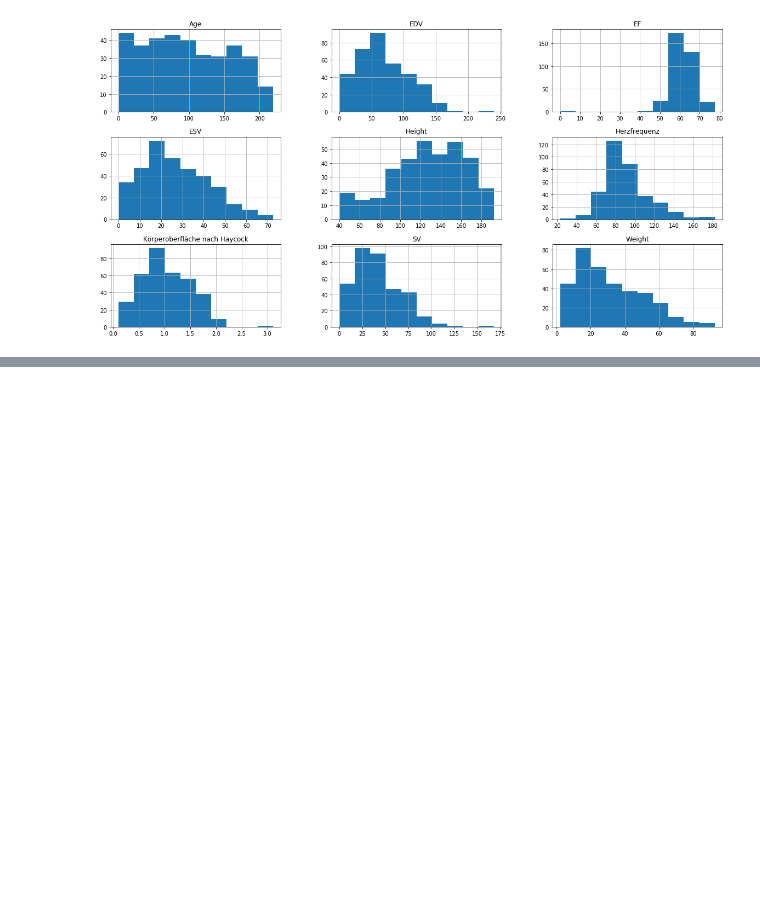
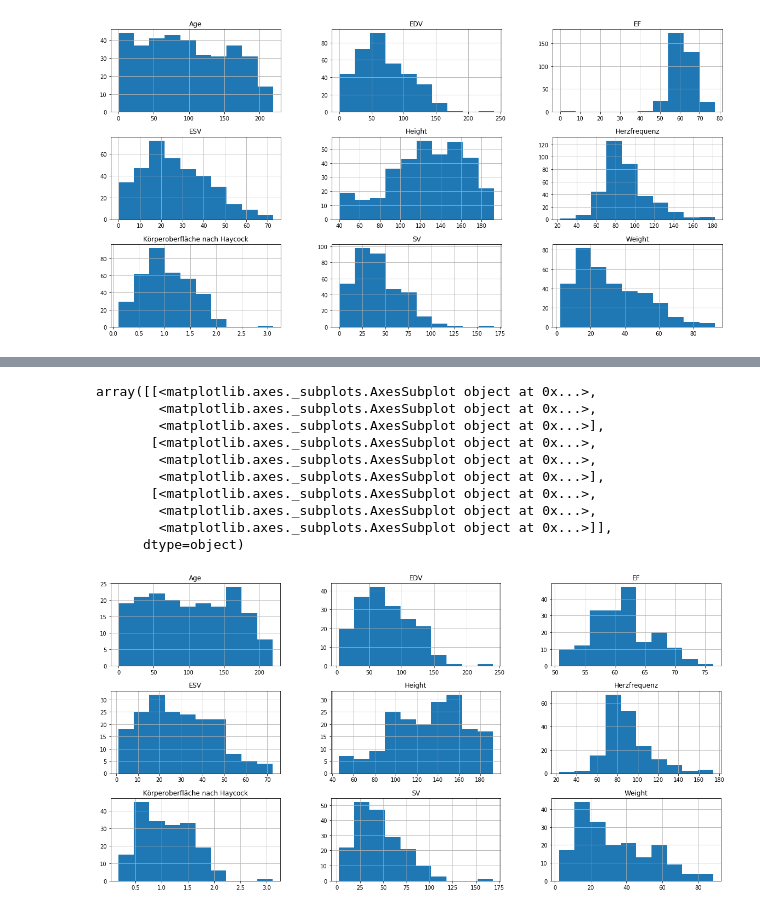
Before and after one commit to utmesh/matplotlib-pandas, a Jupyter notebook: LV_data/histograms.ipynb, the cells around one changed output, grey strips where cells are left out. Cells and saved outputs as stored; diff of their text form; code cells hidden in the pictures; blank space fills up the shorter version.

```diff
--- a/LV_data/histograms.ipynb
+++ b/LV_data/histograms.ipynb
@@ -47,0 +87,14 @@ plt.show()
+# %%
+df1_gender2.hist()
+# %% [output]
+array([[<matplotlib.axes._subplots.AxesSubplot object at 0x...>,
+        <matplotlib.axes._subplots.AxesSubplot object at 0x...>,
+        <matplotlib.axes._subplots.AxesSubplot object at 0x...>],
+       [<matplotlib.axes._subplots.AxesSubplot object at 0x...>,
+        <matplotlib.axes._subplots.AxesSubplot object at 0x...>,
+        <matplotlib.axes._subplots.AxesSubplot object at 0x...>],
+       [<matplotlib.axes._subplots.AxesSubplot object at 0x...>,
+        <matplotlib.axes._subplots.AxesSubplot object at 0x...>,
+        <matplotlib.axes._subplots.AxesSubplot object at 0x...>]],
+      dtype=object)
+[figure, added]
```
Also changed, not shown: parts of 13 cells of this notebook.
